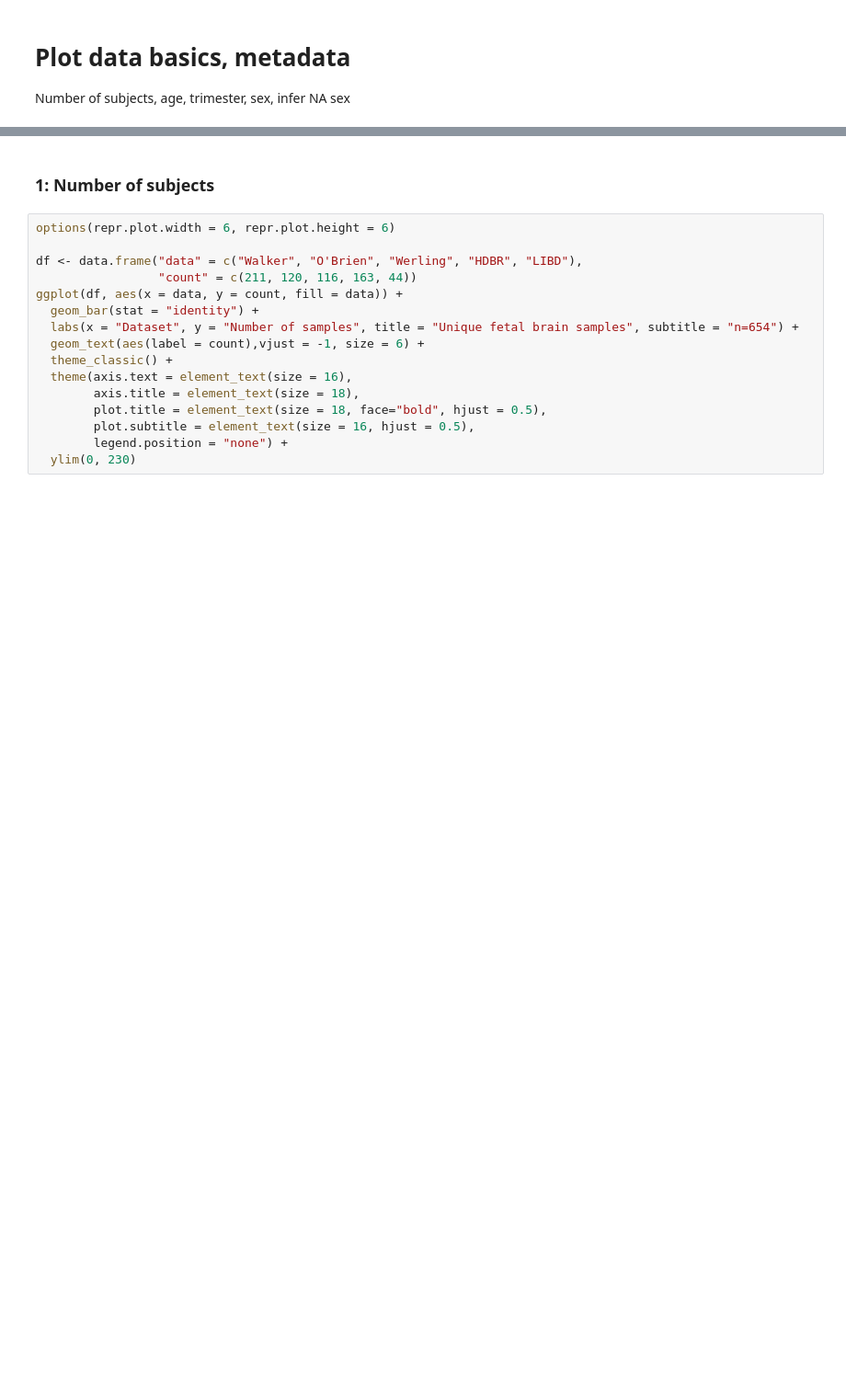
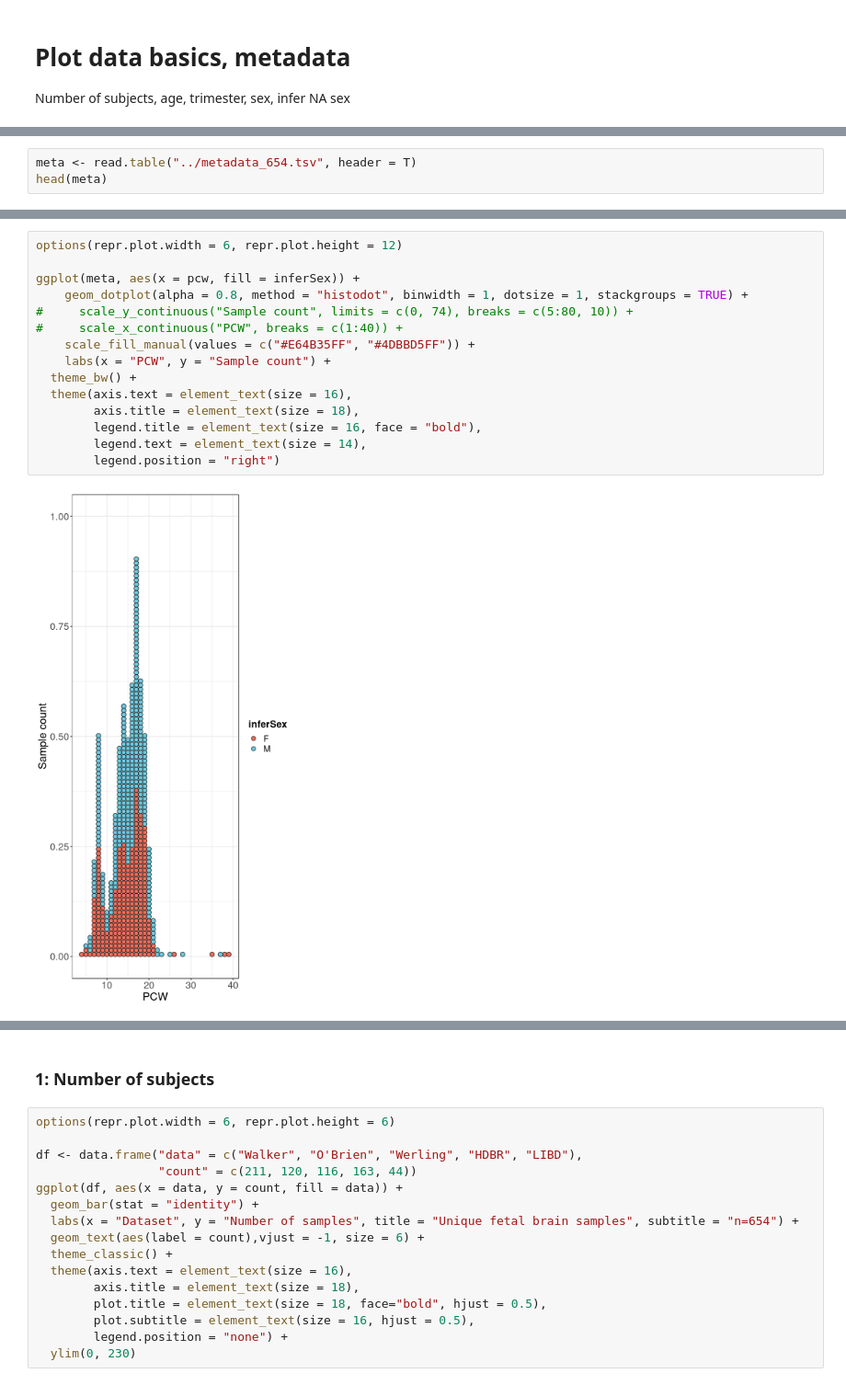
Before and after one commit to gandallab/devBrain_xQTL, a Jupyter notebook: code/04-QTL/cis-eQTL/metadata.ipynb, the cells around one changed output, grey strips where cells are left out. Shown at 92% size. Cells and saved outputs as stored; diff of their text form; blank space fills up the shorter version.

```diff
--- a/code/04-QTL/cis-eQTL/metadata.ipynb
+++ b/code/04-QTL/cis-eQTL/metadata.ipynb
@@ -23,3 +24,6 @@ library(data.table)
 The following object is masked from ‘package:purrr’:
 
     transpose
+# %%
+meta <- read.table("../metadata_654.tsv", header = T)
+head(meta)
@@ -25,0 +40,17 @@ The following object is masked from ‘package:purrr’:
+# %%
+options(repr.plot.width = 6, repr.plot.height = 12)
+
+ggplot(meta, aes(x = pcw, fill = inferSex)) +
+    geom_dotplot(alpha = 0.8, method = "histodot", binwidth = 1, dotsize = 1, stackgroups = TRUE) +
+#     scale_y_continuous("Sample count", limits = c(0, 74), breaks = c(5:80, 10)) +
+#     scale_x_continuous("PCW", breaks = c(1:40)) +
+    scale_fill_manual(values = c("#E64B35FF", "#4DBBD5FF")) +
+    labs(x = "PCW", y = "Sample count") +
+  theme_bw() +
+  theme(axis.text = element_text(size = 16),
+        axis.title = element_text(size = 18),
+        legend.title = element_text(size = 16, face = "bold"),
+        legend.text = element_text(size = 14),
+        legend.position = "right")
+# %% [output]
+[figure, added]
```
Also changed, not shown: parts of 11 cells of this notebook, 2 other files.
